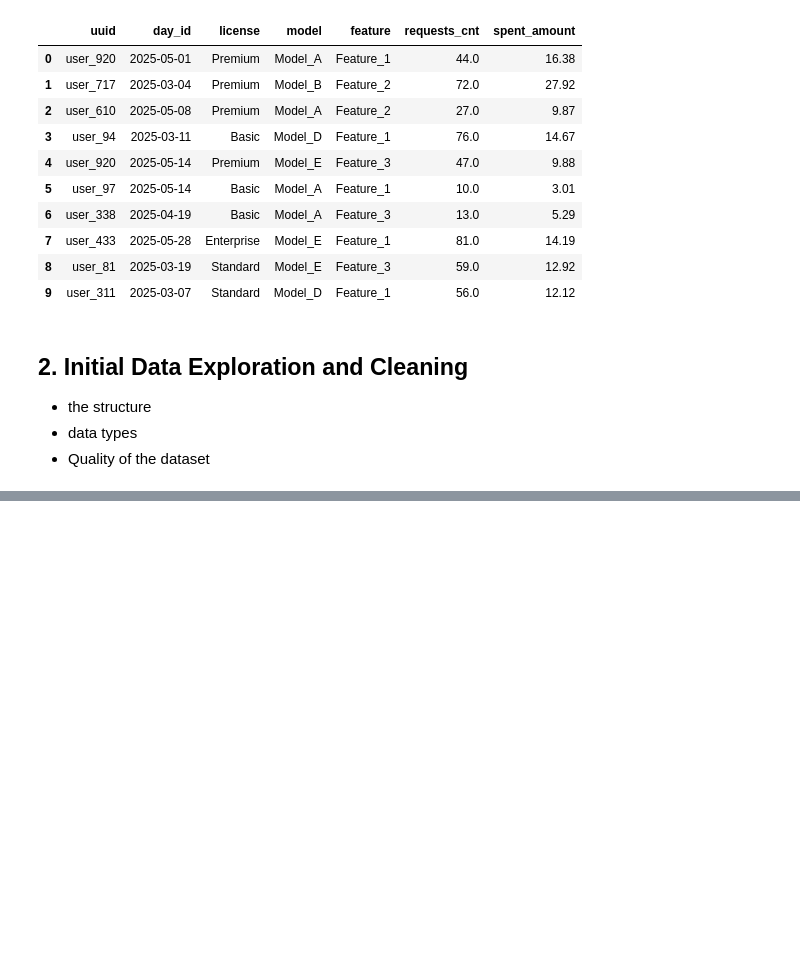
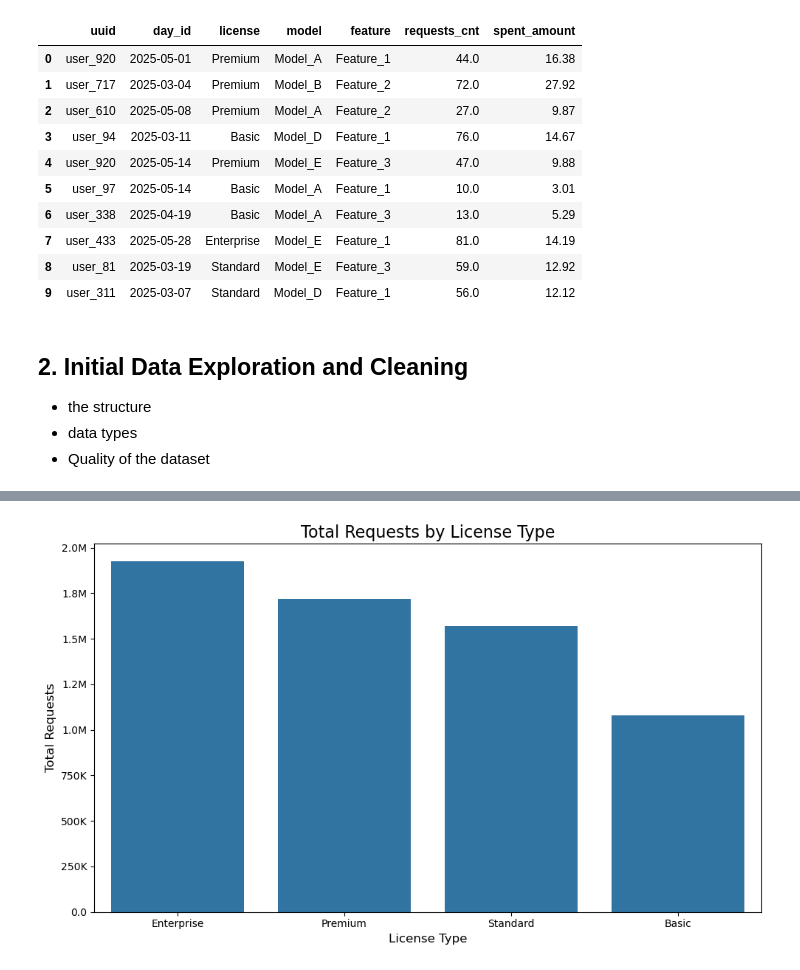
Before and after one commit to wassim-mezghanni/Analytics-of-ML-Features-Usage-in-IDEs, a Jupyter notebook: Analytics of ML Features.ipynb, the cells around one changed output, grey strips where cells are left out. Cells and saved outputs as stored; diff of their text form; code cells hidden in the pictures; blank space fills up the shorter version.

```diff
--- a/Analytics of ML Features.ipynb
+++ b/Analytics of ML Features.ipynb
@@ -104,0 +212,99 @@ Duplicate rows: 0
+# %%
+df = pd.read_csv("processed_da_dataset.csv", parse_dates=['day_id'])
+
+# --- 1. Analysis by License ---
+print("\n--- 1. Analysis by License Type ---")
+license_agg = df.groupby('license').agg(
+    total_requests=('requests_cnt', 'sum'),
+    total_spent=('spent_amount', 'sum'),
+    total_users=('uuid', 'nunique')
+).reset_index().sort_values('total_requests', ascending=False)
+print("Aggregated data by License:")
+print(license_agg)
+
+# Total Requests by License
+plt.figure(figsize=(10, 6))
+ax1 = sns.barplot(data=license_agg, x='license', y='total_requests')
+ax1.set_title('Total Requests by License Type', fontsize=16)
+ax1.set_xlabel('License Type', fontsize=12)
+ax1.set_ylabel('Total Requests', fontsize=12)
+ax1.yaxis.set_major_formatter(formatter)
+plt.tight_layout()
+plt.savefig('license_total_requests.png')
+print("Saved 'license_total_requests.png'")
+
+# Total Spending by License
+plt.figure(figsize=(10, 6))
+ax2 = sns.barplot(data=license_agg.sort_values('total_spent', ascending=False), x='license', y='total_spent')
+ax2.set_title('Total Spending by License Type', fontsize=16)
+ax2.set_xlabel('License Type', fontsize=12)
+ax2.set_ylabel('Total Spent (Credits)', fontsize=12)
+ax2.yaxis.set_major_formatter(formatter)
+plt.tight_layout()
+plt.savefig('license_total_spending.png')
+print("Saved 'license_total_spending.png'")
+
+
+# --- 2. Analysis by Model ---
+print("\n--- 2. Analysis by Model Type ---")
+model_agg = df.groupby('model').agg(
+    total_requests=('requests_cnt', 'sum'),
+    total_spent=('spent_amount', 'sum')
+).reset_index().sort_values('total_requests', ascending=False)
+print("Aggregated data by Model:")
+print(model_agg)
+
+# Total Requests by Model
+plt.figure(figsize=(10, 6))
+ax3 = sns.barplot(data=model_agg, x='model', y='total_requests')
+ax3.set_title('Total Requests by Model', fontsize=16)
+ax3.set_xlabel('Model', fontsize=12)
+ax3.set_ylabel('Total Requests', fontsize=12)
+ax3.yaxis.set_major_formatter(formatter)
+plt.tight_layout()
+plt.savefig('model_total_requests.png')
+print("Saved 'model_total_requests.png'")
+
+# Total Spending by Model
+plt.figure(figsize=(10, 6))
+ax4 = sns.barplot(data=model_agg.sort_values('total_spent', ascending=False), x='model', y='total_spent')
+ax4.set_title('Total Spending by Model', fontsize=16)
+ax4.set_xlabel('Model', fontsize=12)
+ax4.set_ylabel('Total Spent (Credits)', fontsize=12)
+ax4.yaxis.set_major_formatter(formatter)
+plt.tight_layout()
+plt.savefig('model_total_spending.png')
+print("Saved 'model_total_spending.png'")
+
+
+# --- 3. Analysis by Feature ---
+print("\n--- 3. Analysis by Feature Type ---")
+feature_agg = df.groupby('feature').agg(
+    total_requests=('requests_cnt', 'sum'),
+    total_spent=('spent_amount', 'sum')
+).reset_index().sort_values('total_requests', ascending=False)
+print("Aggregated data by Feature:")
+print(feature_agg)
+
+# Total Requests by Feature
+plt.figure(figsize=(10, 6))
+ax5 = sns.barplot(data=feature_agg, x='feature', y='total_requests')
+ax5.set_title('Total Requests by Feature', fontsize=16)
+ax5.set_xlabel('Feature', fontsize=12)
+ax5.set_ylabel('Total Requests', fontsize=12)
+ax5.yaxis.set_major_formatter(formatter)
+plt.tight_layout()
+plt.savefig('feature_total_requests.png')
+print("Saved 'feature_total_requests.png'")
+
+#  Total Spending by Feature
+plt.figure(figsize=(10, 6))
+ax6 = sns.barplot(data=feature_agg.sort_values('total_spent', ascending=False), x='feature', y='total_spent')
+ax6.set_title('Total Spending by Feature', fontsize=16)
+ax6.set_xlabel('Feature', fontsize=12)
+ax6.set_ylabel('Total Spent (Credits)', fontsize=12)
+ax6.yaxis.set_major_formatter(formatter)
+plt.tight_layout()
+plt.savefig('feature_total_spending.png')
+print("Saved 'feature_total_spending.png'")
+# %% [output]
@@ -104,0 +328 @@ Duplicate rows: 0
+[figure, added]
```
Also changed, not shown: parts of 15 cells of this notebook, 16 other files.
